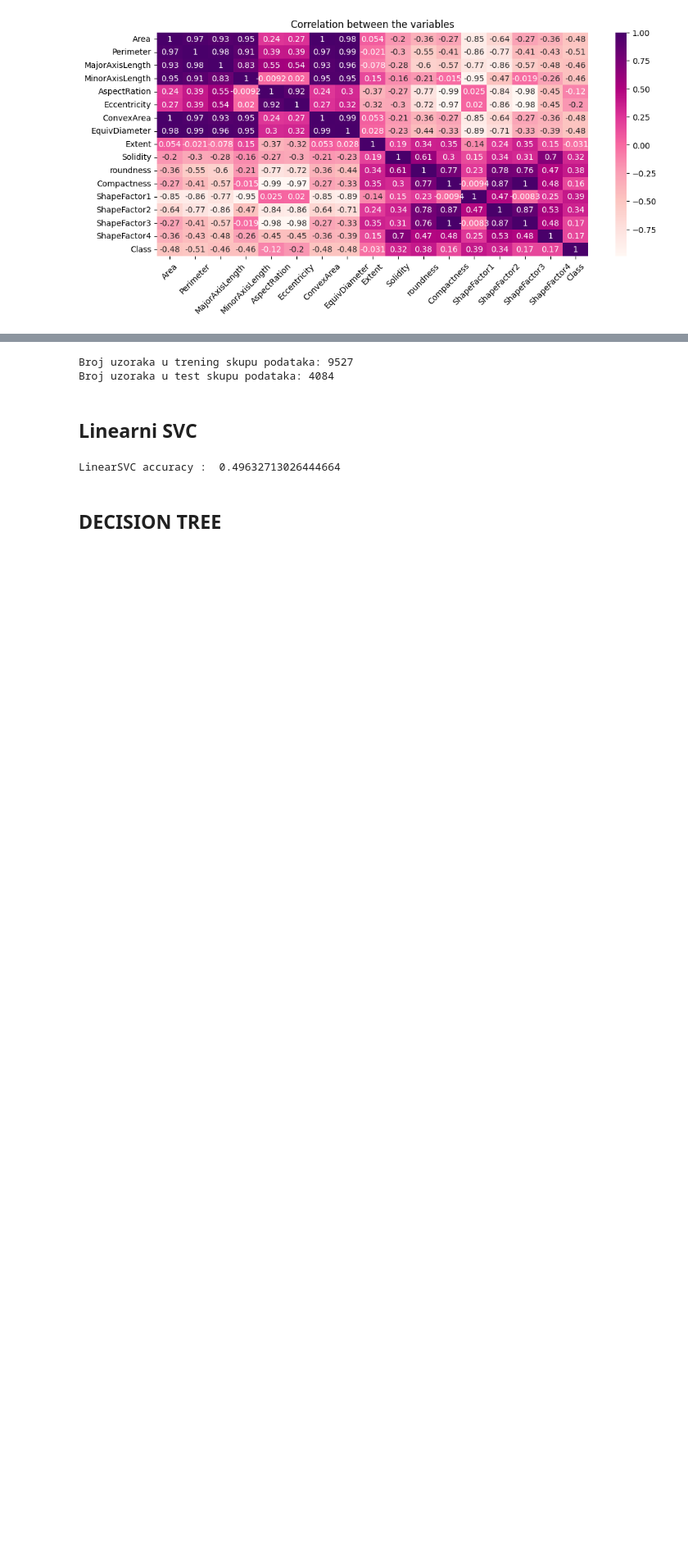
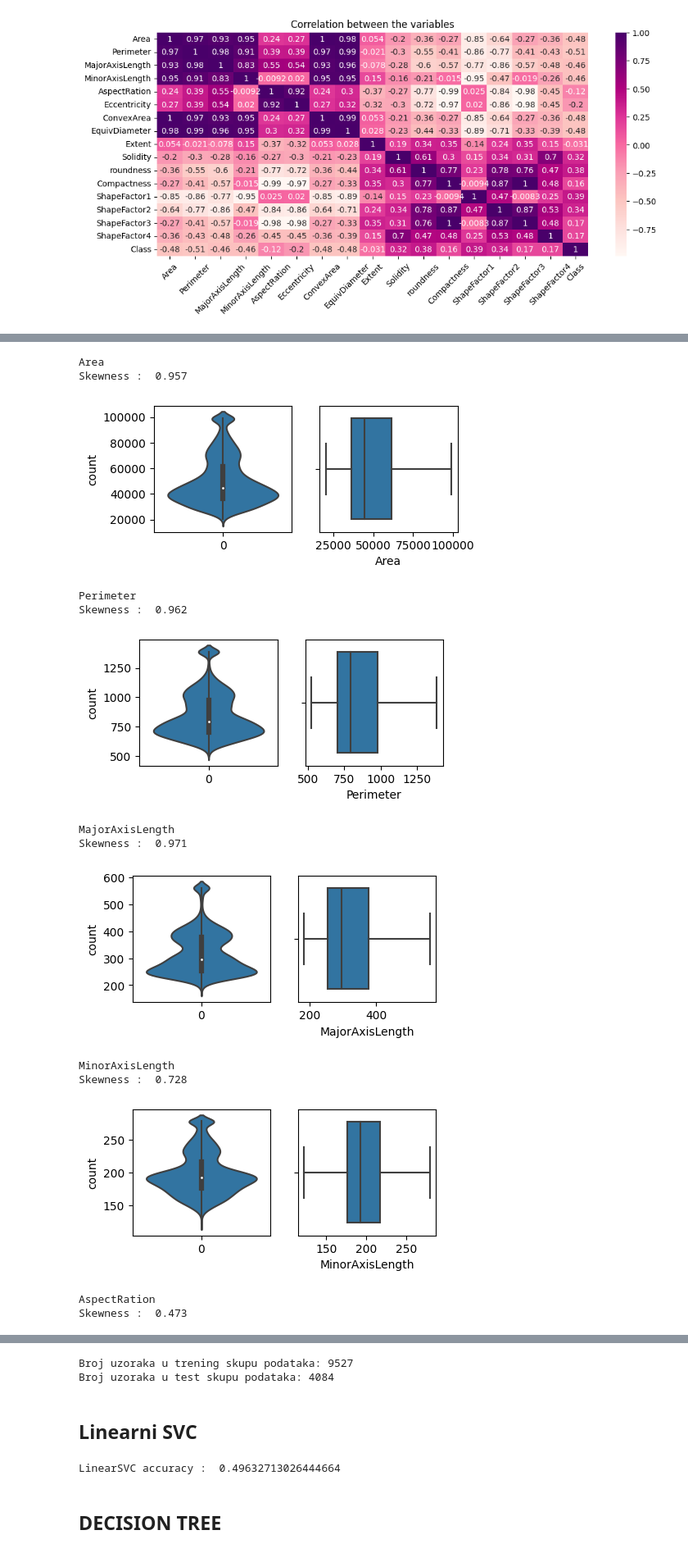
Before and after one commit to TeodoraSekulic/MASINSKO-projekat1, a Jupyter notebook: p1.ipynb, the cells around one changed output, grey strips where cells are left out. Shown at 82% size. Cells and saved outputs as stored; diff of their text form; code cells hidden in the pictures; blank space fills up the shorter version.

Commit message:
Detekcija i izbacivanje outliera

```diff
--- a/p1.ipynb
+++ b/p1.ipynb
@@ -244,0 +299,29 @@ plt.xticks(rotation=45)
+# %%
+# After removing outliers
+
+for i in df:
+    if i !='Class':
+        print(i)
+        print("Skewness : ", round(df[i].skew(),3))
+        plt.figure(figsize=(10,2))
+        plt.subplot(1,4,1)
+        sns.violinplot(df[i])
+        plt.ylabel('count')
+        plt.subplot(1,4,2)
+        sns.boxplot(x=df[i])
+        plt.show()
+# %% [output]
+Area
+Skewness :  0.957
+[figure, added]
+Perimeter
+Skewness :  0.962
+[figure, added]
+MajorAxisLength
+Skewness :  0.971
+[figure, added]
+MinorAxisLength
+Skewness :  0.728
+[figure, added]
+AspectRation
+Skewness :  0.473
```
Also changed, not shown: parts of 23 cells of this notebook.
